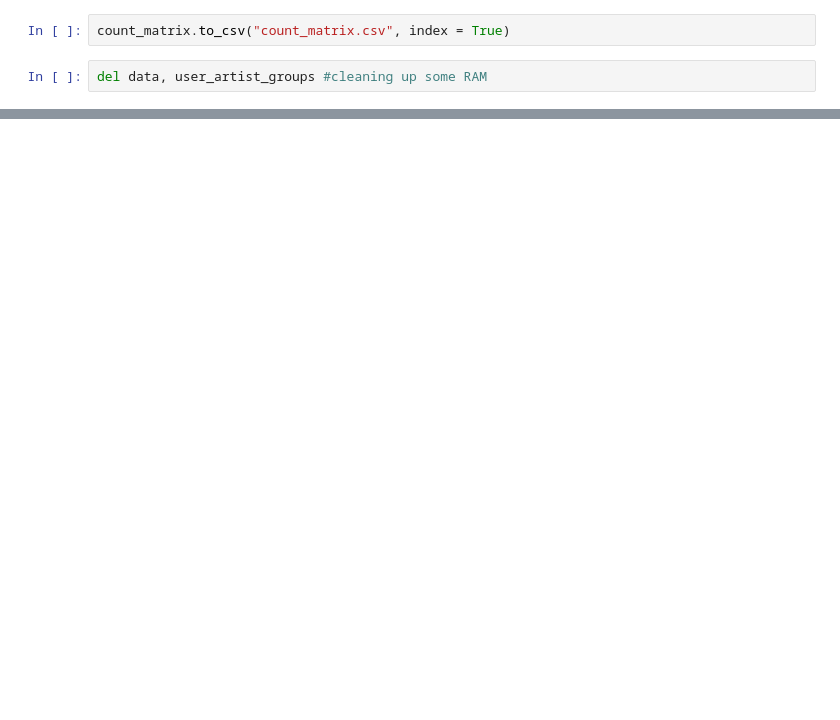
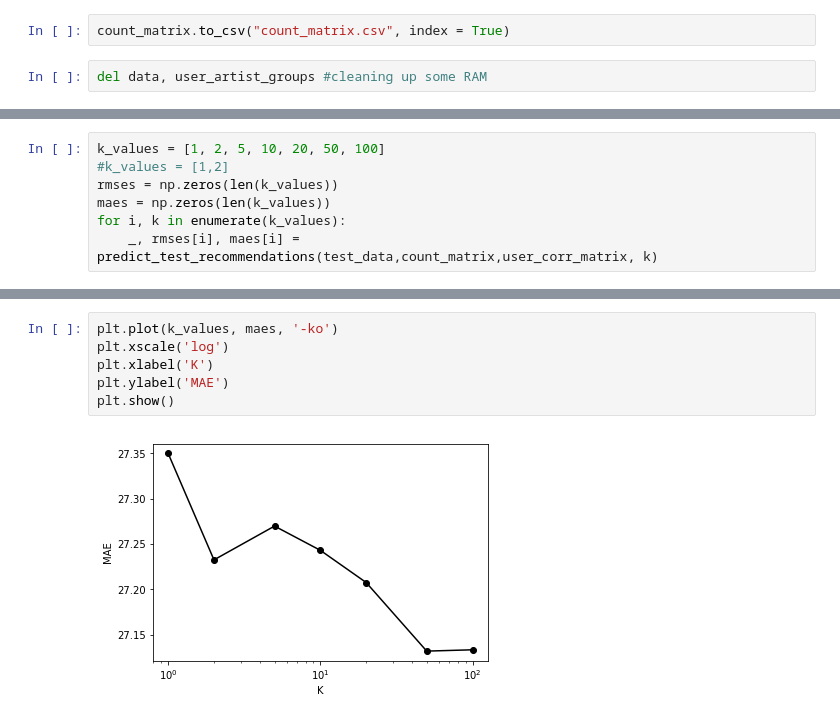
Before and after one commit to adarshchavakula/PersonalizationProject, a Jupyter notebook: code/LastFM-Brute-Force-Collaborative-Filtering.ipynb, the cells around one changed output, grey strips where cells are left out. Saved outputs shown, nothing was run; the diff lists cells and outputs as text; blank space fills up the shorter version.

```diff
--- a/code/LastFM-Brute-Force-Collaborative-Filtering.ipynb
+++ b/code/LastFM-Brute-Force-Collaborative-Filtering.ipynb
@@ -205,0 +207,7 @@ users
+# %%
+k_values = [1, 2, 5, 10, 20, 50, 100]
+#k_values = [1,2]
+rmses = np.zeros(len(k_values))
+maes = np.zeros(len(k_values))
+for i, k in enumerate(k_values):
+    _, rmses[i], maes[i] = predict_test_recommendations(test_data,count_matrix,user_corr_matrix, k)
@@ -205,0 +242,8 @@ users
+# %%
+plt.plot(k_values, maes, '-ko')
+plt.xscale('log')
+plt.xlabel('K')
+plt.ylabel('MAE')
+plt.show()
+# %% [output]
+[figure, added]
```
Also changed, not shown: parts of 32 cells of this notebook.
